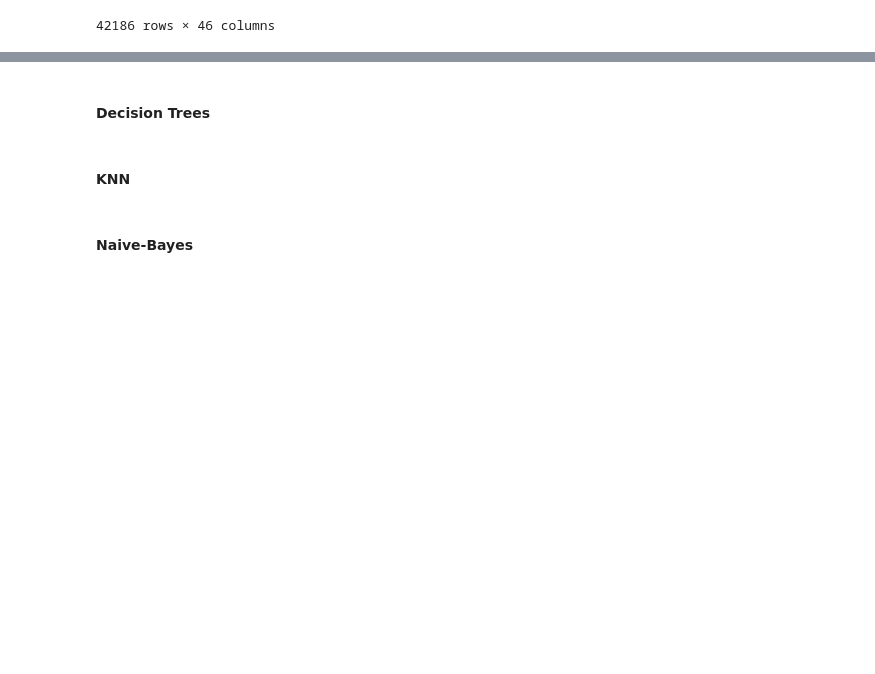
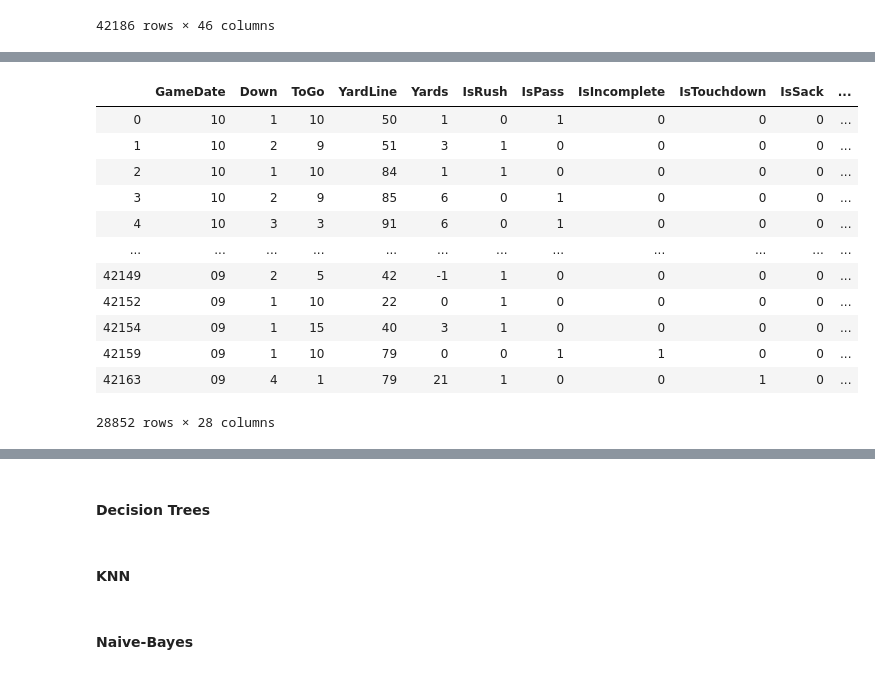
Before and after one commit to BryceHolladay/dataanalproj, a Jupyter notebook: Data Analytics Project.ipynb, the cells around one changed output, grey strips where cells are left out. Drawn from its saved outputs; the diff is of its cells as text; code cells hidden in the pictures; blank space fills up the shorter version.

```diff
--- a/Data Analytics Project.ipynb
+++ b/Data Analytics Project.ipynb
@@ -87,0 +134,8 @@ df19.drop(['Quarter', 'Minute', 'Second', 'GameId'], axis=1)
+# %%
+#Drop rows where it is not a rush/pass play
+# Get names of indexes for which plays are not rush or pass
+indexNames = play_data[(play_data['IsRush'] == 0) & (play_data['IsPass'] == 0)].index
+
+# Delete these row indexes from dataFrame
+play_data.drop(indexNames , inplace=True)
+play_data.describe()
@@ -87,0 +153,12 @@ df19.drop(['Quarter', 'Minute', 'Second', 'GameId'], axis=1)
+# %%
+#This took care of most of the nulls. Dropping the rest is a small fraction of our data
+# Get names of indexes for which plays arre not specified
+indexNames = play_data[play_data['PlayType2'] == ''].index
+
+# Delete these row indexes from dataFrame
+play_data.drop(indexNames , inplace=True)
+
+c = (play_data['PlayType2'] == '').sum()
+print(c)
+play_data.head(50)
+play_data.describe()
@@ -87,0 +177,28 @@ df19.drop(['Quarter', 'Minute', 'Second', 'GameId'], axis=1)
+# %%
+#Label Encode the categorical data
+from sklearn.preprocessing import LabelEncoder
+# creating initial dataframe
+#bridge_types = ('Arch','Beam','Truss','Cantilever','Tied Arch','Suspension','Cable')
+#bridge_df = pd.DataFrame(bridge_types, columns=['Bridge_Types'])
+# creating instance of labelencoder
+labelencoder = LabelEncoder()
+# Assigning numerical values and storing in another column
+play_data['Formation_Code'] = labelencoder.fit_transform(play_data['Formation'])
+play_data['PlayType_Code'] = labelencoder.fit_transform(play_data['PlayType2'])
+
+play_data_encoded = play_data.drop(['Formation', 'PlayType2'], axis=1)
+play_data_encoded
+# %% [output]
+|  | GameDate | Down | ToGo | YardLine | Yards | IsRush | IsPass | IsIncomplete | IsTouchdown | IsSack | ... |
+| 0 | 10 | 1 | 10 | 50 | 1 | 0 | 1 | 0 | 0 | 0 | ... |
+| 1 | 10 | 2 | 9 | 51 | 3 | 1 | 0 | 0 | 0 | 0 | ... |
+| 2 | 10 | 1 | 10 | 84 | 1 | 1 | 0 | 0 | 0 | 0 | ... |
+| 3 | 10 | 2 | 9 | 85 | 6 | 0 | 1 | 0 | 0 | 0 | ... |
+| 4 | 10 | 3 | 3 | 91 | 6 | 0 | 1 | 0 | 0 | 0 | ... |
+| ... | ... | ... | ... | ... | ... | ... | ... | ... | ... | ... | ... |
+| 42149 | 09 | 2 | 5 | 42 | -1 | 1 | 0 | 0 | 0 | 0 | ... |
+| 42152 | 09 | 1 | 10 | 22 | 0 | 1 | 0 | 0 | 0 | 0 | ... |
+| 42154 | 09 | 1 | 15 | 40 | 3 | 1 | 0 | 0 | 0 | 0 | ... |
+| 42159 | 09 | 1 | 10 | 79 | 0 | 0 | 1 | 1 | 0 | 0 | ... |
+| 42163 | 09 | 4 | 1 | 79 | 21 | 1 | 0 | 0 | 1 | 0 | ... |
+28852 rows × 28 columns
```
Also changed, not shown: parts of 27 cells of this notebook, 1 other file.
